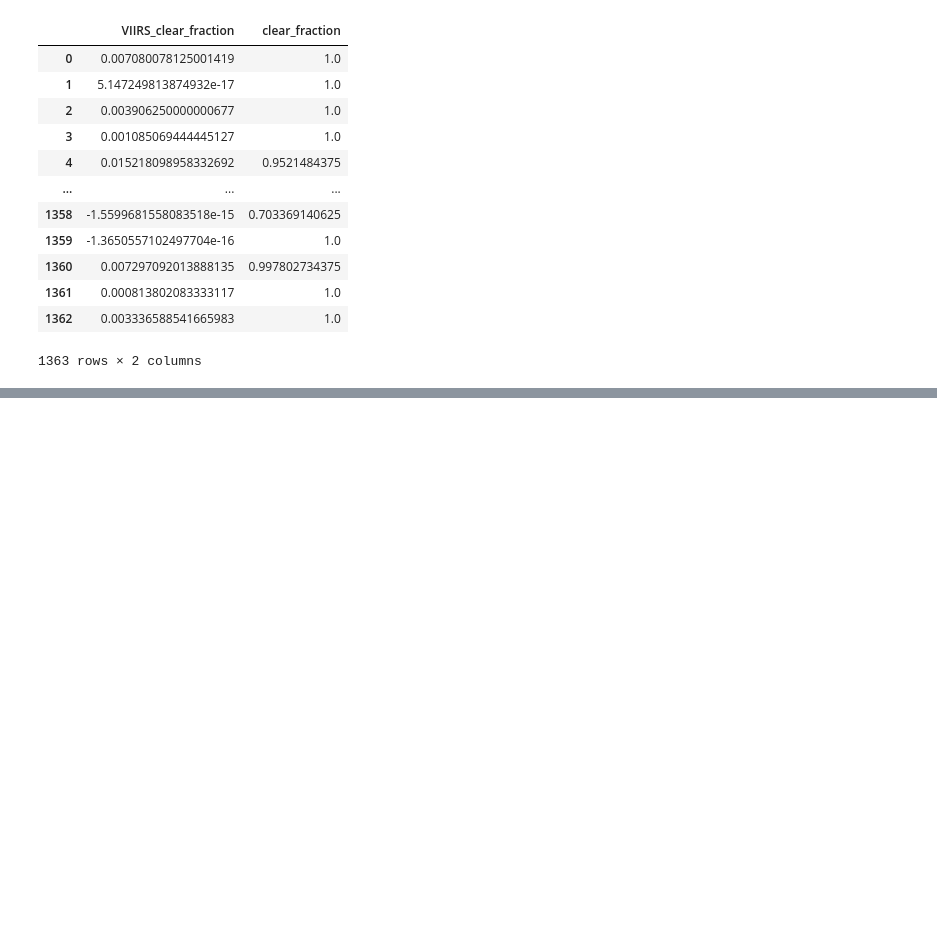
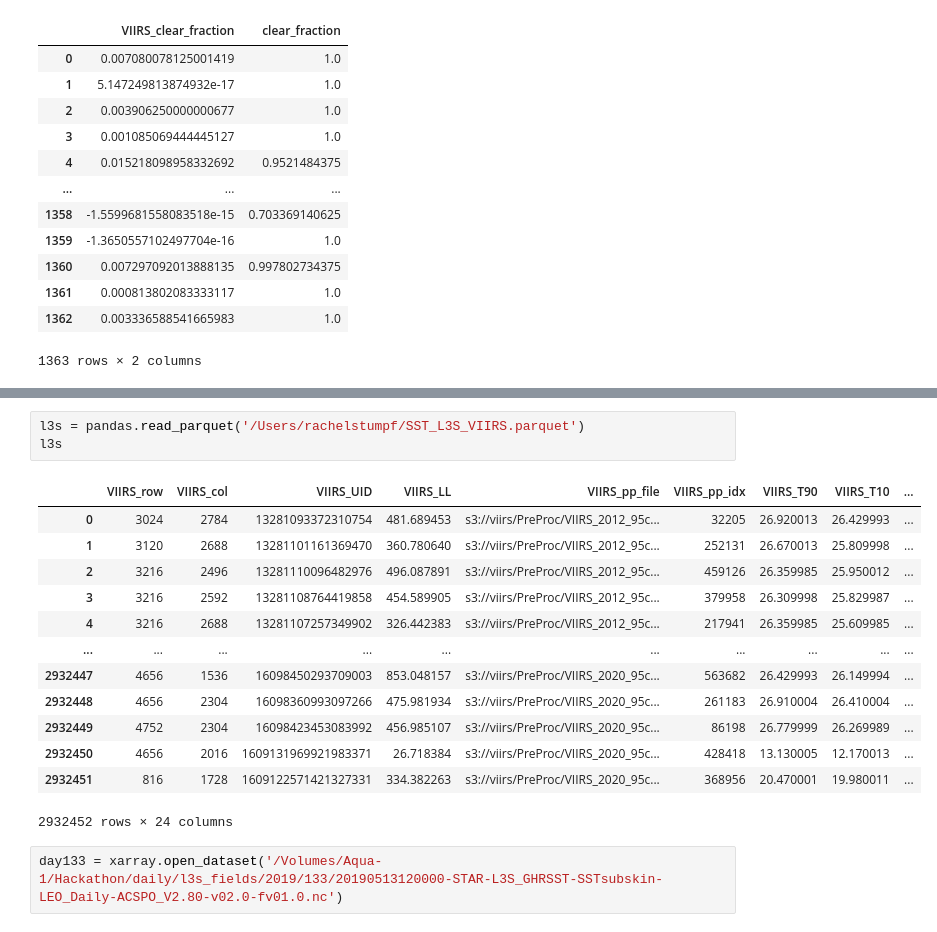
Before and after one commit to AI-for-Ocean-Science/ulmo, a Jupyter notebook: ulmo/sst_l3s/examining_extraction_tbls.ipynb, the cells around one changed output, grey strips where cells are left out. Cells and saved outputs as stored; diff of their text form; blank space fills up the shorter version.

```diff
--- a/ulmo/sst_l3s/examining_extraction_tbls.ipynb
+++ b/ulmo/sst_l3s/examining_extraction_tbls.ipynb
@@ -576,0 +641,19 @@ df[['VIIRS_clear_fraction', 'clear_fraction']]
+# %%
+l3s = pandas.read_parquet('/Users/rachelstumpf/SST_L3S_VIIRS.parquet')
+l3s
+# %% [output]
+|  | VIIRS_row | VIIRS_col | VIIRS_UID | VIIRS_LL | VIIRS_pp_file | VIIRS_pp_idx | VIIRS_T90 | VIIRS_T10 | ... |
+| 0 | 3024 | 2784 | 13281093372310754 | 481.689453 | s3://viirs/PreProc/VIIRS_2012_95c... | 32205 | 26.920013 | 26.429993 | ... |
+| 1 | 3120 | 2688 | 13281101161369470 | 360.780640 | s3://viirs/PreProc/VIIRS_2012_95c... | 252131 | 26.670013 | 25.809998 | ... |
+| 2 | 3216 | 2496 | 13281110096482976 | 496.087891 | s3://viirs/PreProc/VIIRS_2012_95c... | 459126 | 26.359985 | 25.950012 | ... |
+| 3 | 3216 | 2592 | 13281108764419858 | 454.589905 | s3://viirs/PreProc/VIIRS_2012_95c... | 379958 | 26.309998 | 25.829987 | ... |
+| 4 | 3216 | 2688 | 13281107257349902 | 326.442383 | s3://viirs/PreProc/VIIRS_2012_95c... | 217941 | 26.359985 | 25.609985 | ... |
+| ... | ... | ... | ... | ... | ... | ... | ... | ... | ... |
+| 2932447 | 4656 | 1536 | 16098450293709003 | 853.048157 | s3://viirs/PreProc/VIIRS_2020_95c... | 563682 | 26.429993 | 26.149994 | ... |
+| 2932448 | 4656 | 2304 | 16098360993097266 | 475.981934 | s3://viirs/PreProc/VIIRS_2020_95c... | 261183 | 26.910004 | 26.410004 | ... |
+| 2932449 | 4752 | 2304 | 16098423453083992 | 456.985107 | s3://viirs/PreProc/VIIRS_2020_95c... | 86198 | 26.779999 | 26.269989 | ... |
+| 2932450 | 4656 | 2016 | 1609131969921983371 | 26.718384 | s3://viirs/PreProc/VIIRS_2020_95c... | 428418 | 13.130005 | 12.170013 | ... |
+| 2932451 | 816 | 1728 | 1609122571421327331 | 334.382263 | s3://viirs/PreProc/VIIRS_2020_95c... | 368956 | 20.470001 | 19.980011 | ... |
+2932452 rows × 24 columns
+# %%
+day133 = xarray.open_dataset('/Volumes/Aqua-1/Hackathon/daily/l3s_fields/2019/133/20190513120000-STAR-L3S_GHRSST-SSTsubskin-LEO_Daily-ACSPO_V2.80-v02.0-fv01.0.nc')
```
Also changed, not shown: parts of 7 cells of this notebook.
